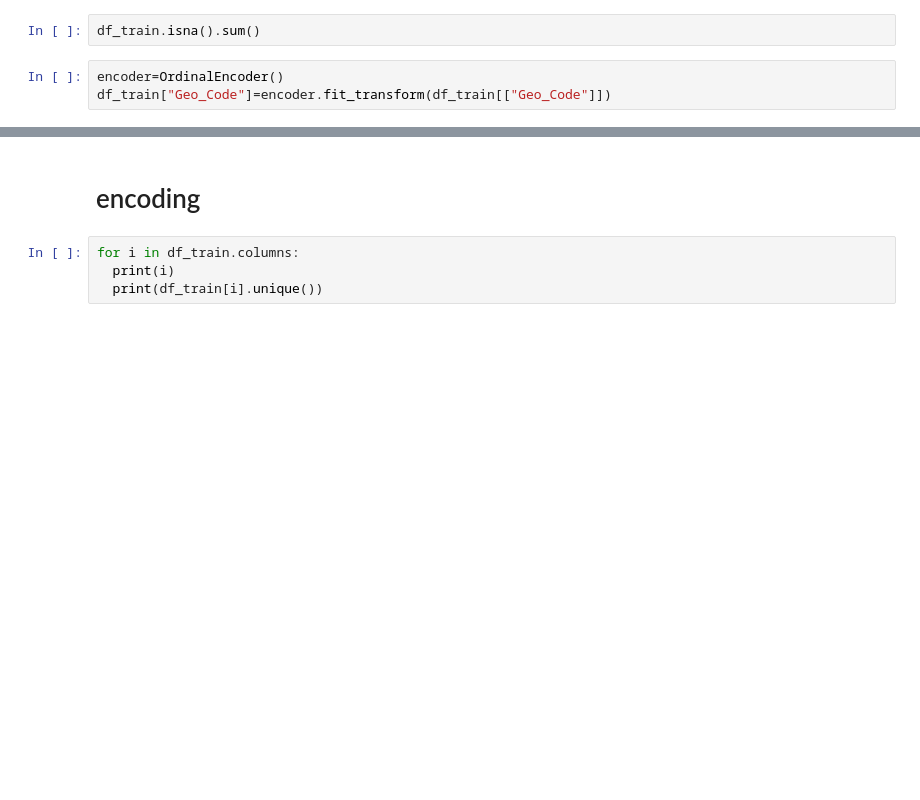
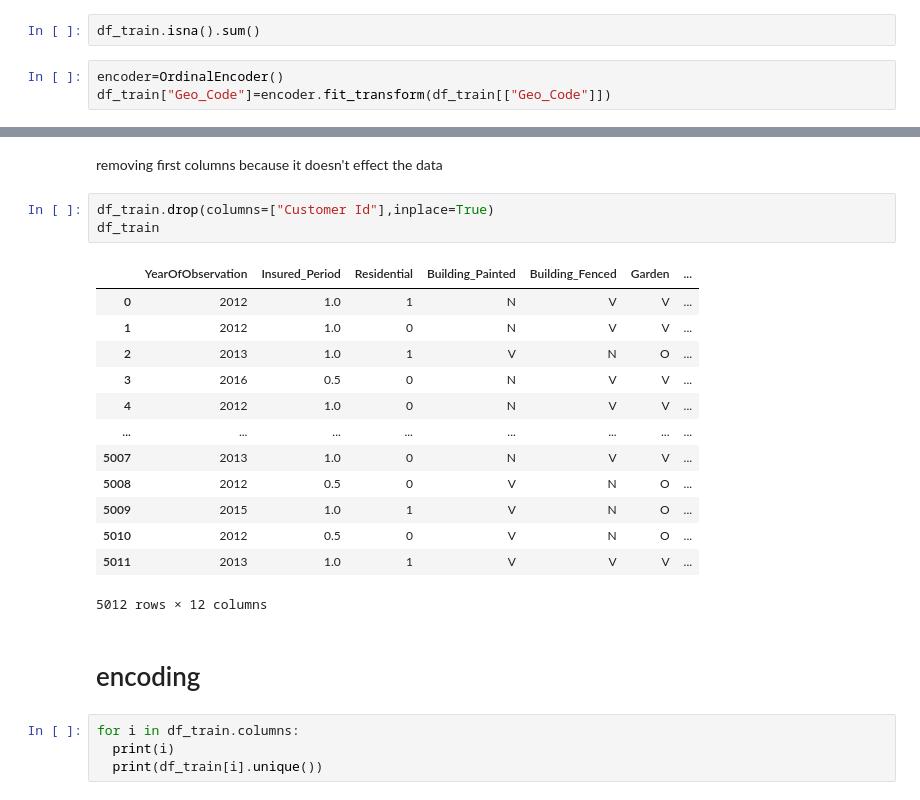
Before and after one commit to jbuguy/ml_claims, a Jupyter notebook: Untitled6.ipynb, the cells around one changed output, grey strips where cells are left out. Drawn from its saved outputs; the diff is of its cells as text; blank space fills up the shorter version.

```diff
--- a/Untitled6.ipynb
+++ b/Untitled6.ipynb
@@ -26,3 +28,22 @@ sns.heatmap(df_train.corr(numeric_only=True),annot=True)
+# %% [markdown]
+ removing first columns because it doesn't effect the data
+# %%
+df_train.drop(columns=["Customer Id"],inplace=True)
+df_train
+# %% [output]
+|  | YearOfObservation | Insured_Period | Residential | Building_Painted | Building_Fenced | Garden | ... |
+| 0 | 2012 | 1.0 | 1 | N | V | V | ... |
+| 1 | 2012 | 1.0 | 0 | N | V | V | ... |
+| 2 | 2013 | 1.0 | 1 | V | N | O | ... |
+| 3 | 2016 | 0.5 | 0 | N | V | V | ... |
+| 4 | 2012 | 1.0 | 0 | N | V | V | ... |
+| ... | ... | ... | ... | ... | ... | ... | ... |
+| 5007 | 2013 | 1.0 | 0 | N | V | V | ... |
+| 5008 | 2012 | 0.5 | 0 | V | N | O | ... |
+| 5009 | 2015 | 1.0 | 1 | V | N | O | ... |
+| 5010 | 2012 | 0.5 | 0 | V | N | O | ... |
+| 5011 | 2013 | 1.0 | 1 | V | V | V | ... |
+5012 rows × 12 columns
 # %% [markdown]
 # encoding
 # %%
```
Also changed, not shown: parts of 9 cells of this notebook.
